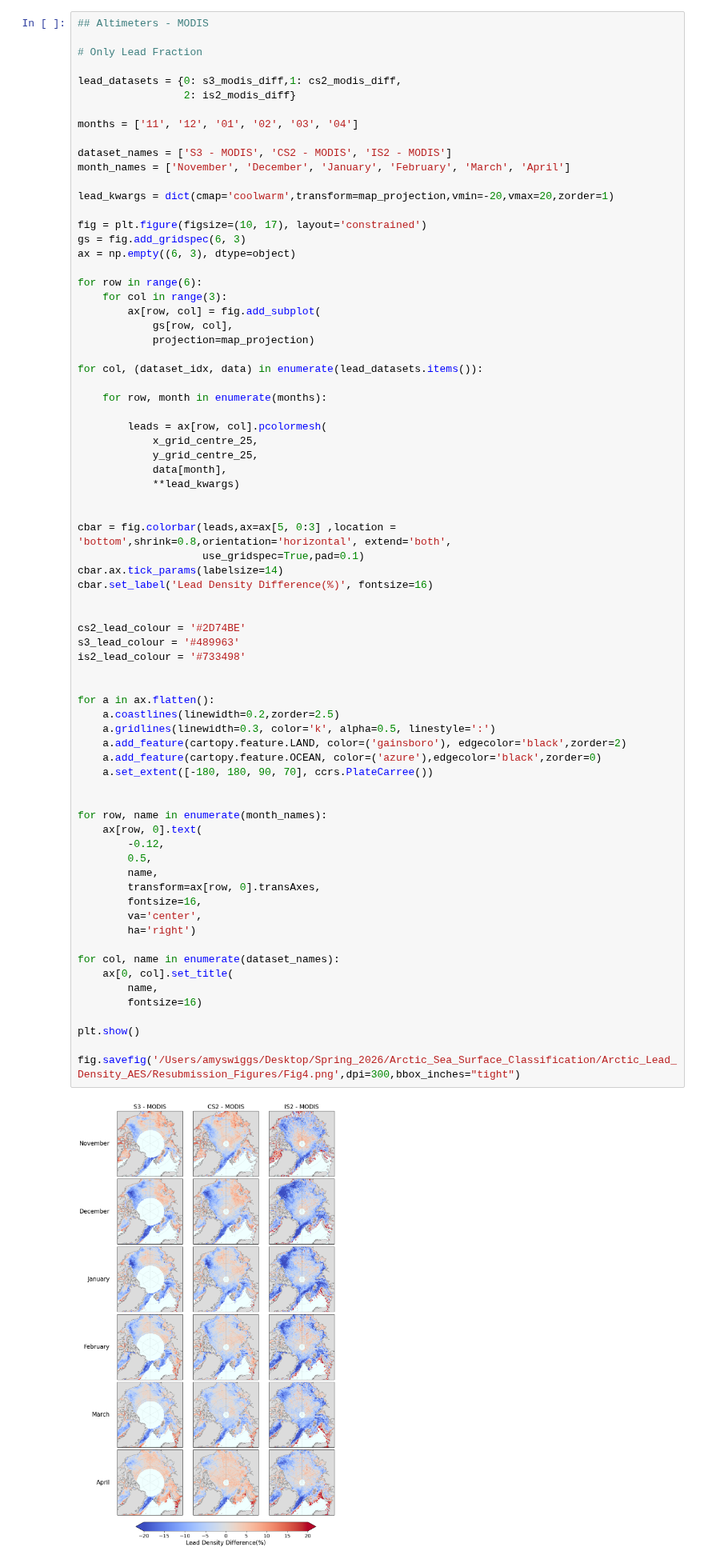
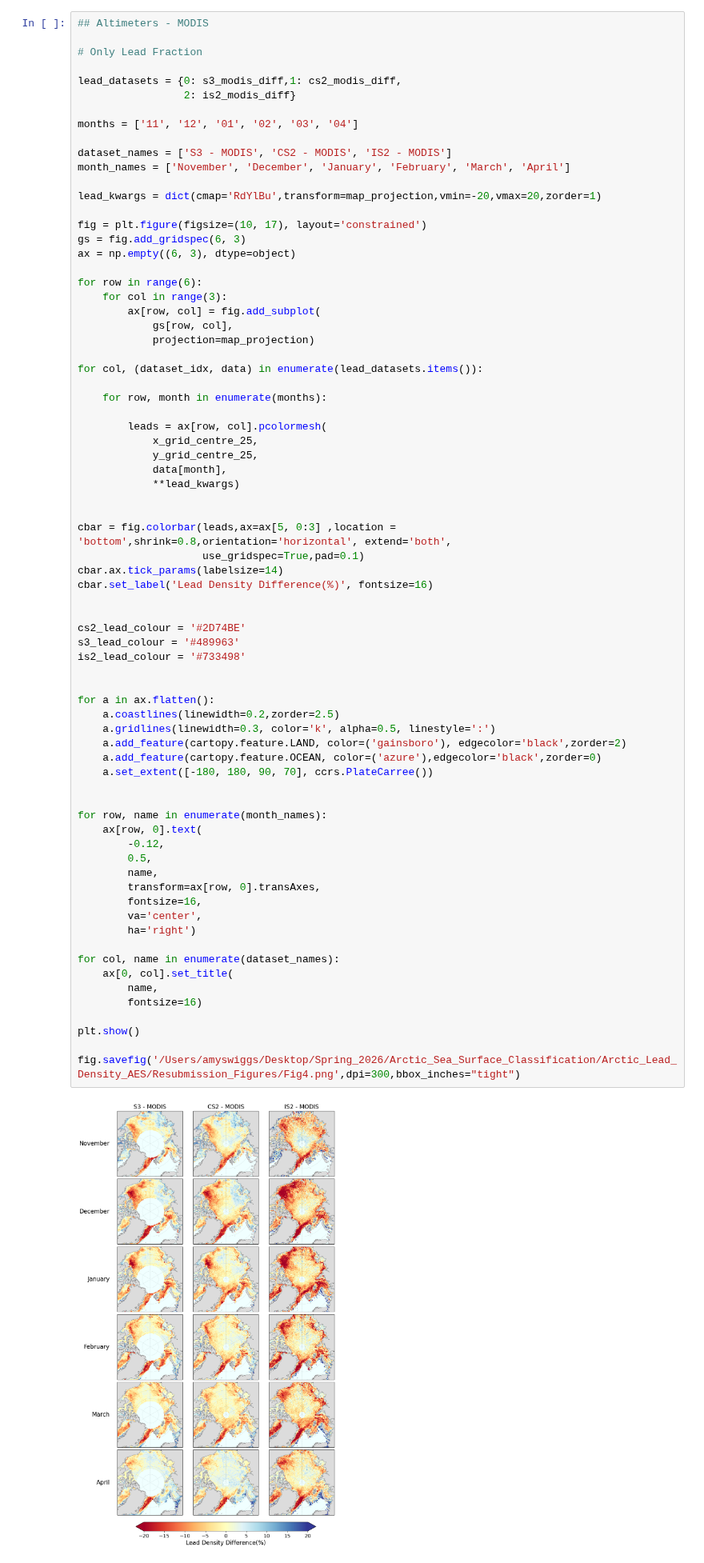
Before and after one commit to amy-swiggs/Arctic_Lead_Density_AES, a Jupyter notebook: Scripts/Fig4.ipynb, the cells around one changed output. Shown at 80% size. Cells and saved outputs as stored; diff of their text form.

```diff
--- a/Scripts/Fig4.ipynb
+++ b/Scripts/Fig4.ipynb
@@ -140,7 +140,7 @@ months = ['11', '12', '01', '02', '03', '04']
 dataset_names = ['S3 - MODIS', 'CS2 - MODIS', 'IS2 - MODIS']
 month_names = ['November', 'December', 'January', 'February', 'March', 'April']
 
-lead_kwargs = dict(cmap='coolwarm',transform=map_projection,vmin=-20,vmax=20,zorder=1)
+lead_kwargs = dict(cmap='RdYlBu',transform=map_projection,vmin=-20,vmax=20,zorder=1)
 
 fig = plt.figure(figsize=(10, 17), layout='constrained')
 gs = fig.add_gridspec(6, 3)
@@ -174,31 +174,31 @@ s3_lead_colour = '#489963'
 is2_lead_colour = '#733498'
 
 
 for a in ax.flatten():
     a.coastlines(linewidth=0.2,zorder=2.5)
     a.gridlines(linewidth=0.3, color='k', alpha=0.5, linestyle=':')
     a.add_feature(cartopy.feature.LAND, color=('gainsboro'), edgecolor='black',zorder=2)
     a.add_feature(cartopy.feature.OCEAN, color=('azure'),edgecolor='black',zorder=0)
     a.set_extent([-180, 180, 90, 70], ccrs.PlateCarree())
 
 
 for row, name in enumerate(month_names):
     ax[row, 0].text(
         -0.12,
         0.5,
         name,
         transform=ax[row, 0].transAxes,
         fontsize=16,
         va='center',
         ha='right')
 
 for col, name in enumerate(dataset_names):
     ax[0, col].set_title(
         name,
         fontsize=16)
 
 plt.show()
 
 fig.savefig('/Users/amyswiggs/Desktop/Spring_2026/Arctic_Sea_Surface_Classification/Arctic_Lead_Density_AES/Resubmission_Figures/Fig4.png',dpi=300,bbox_inches="tight")
 # %% [output]
-[figure, old version]
+[figure, new version]
```
Also changed, not shown: 3 other files.
